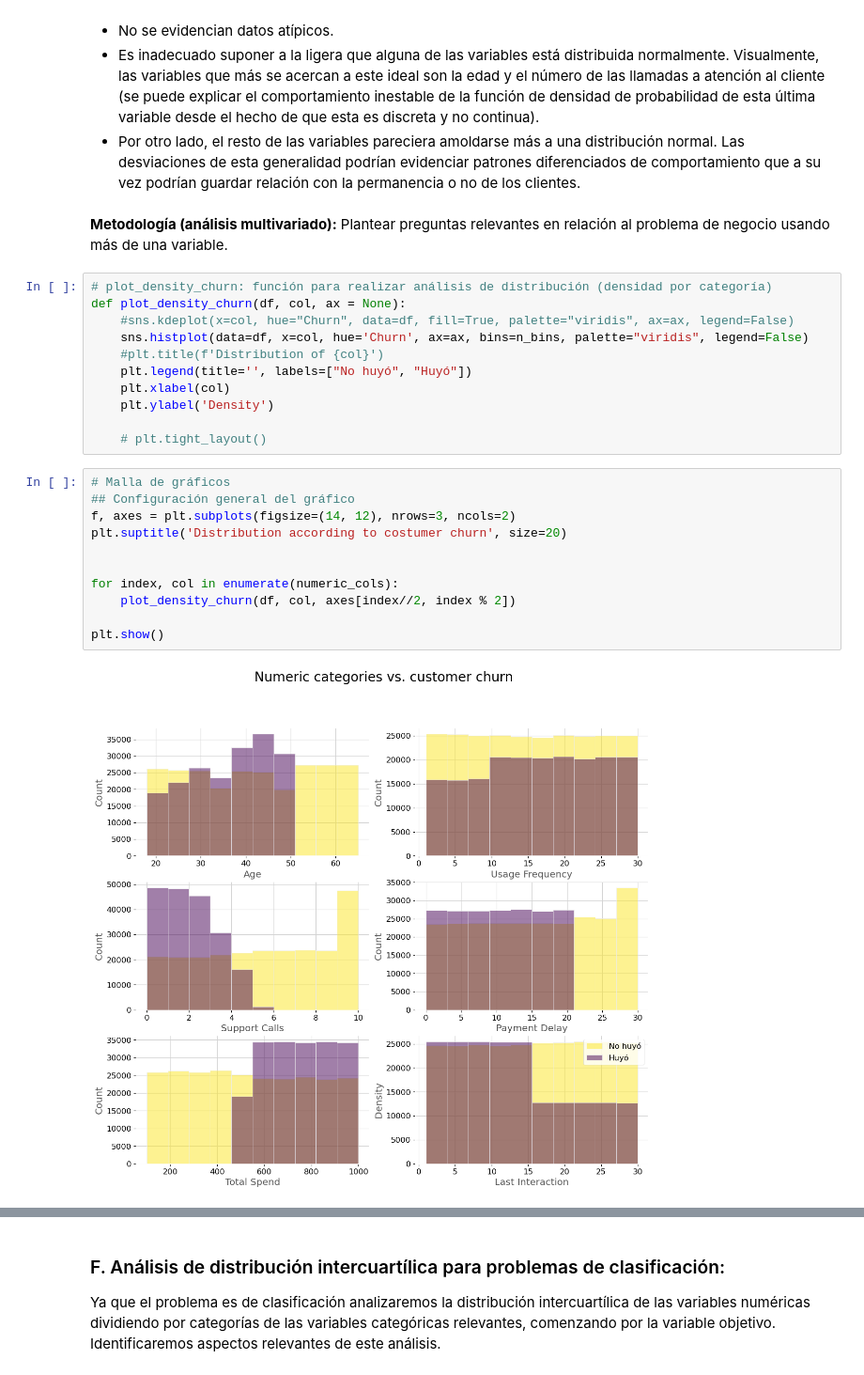
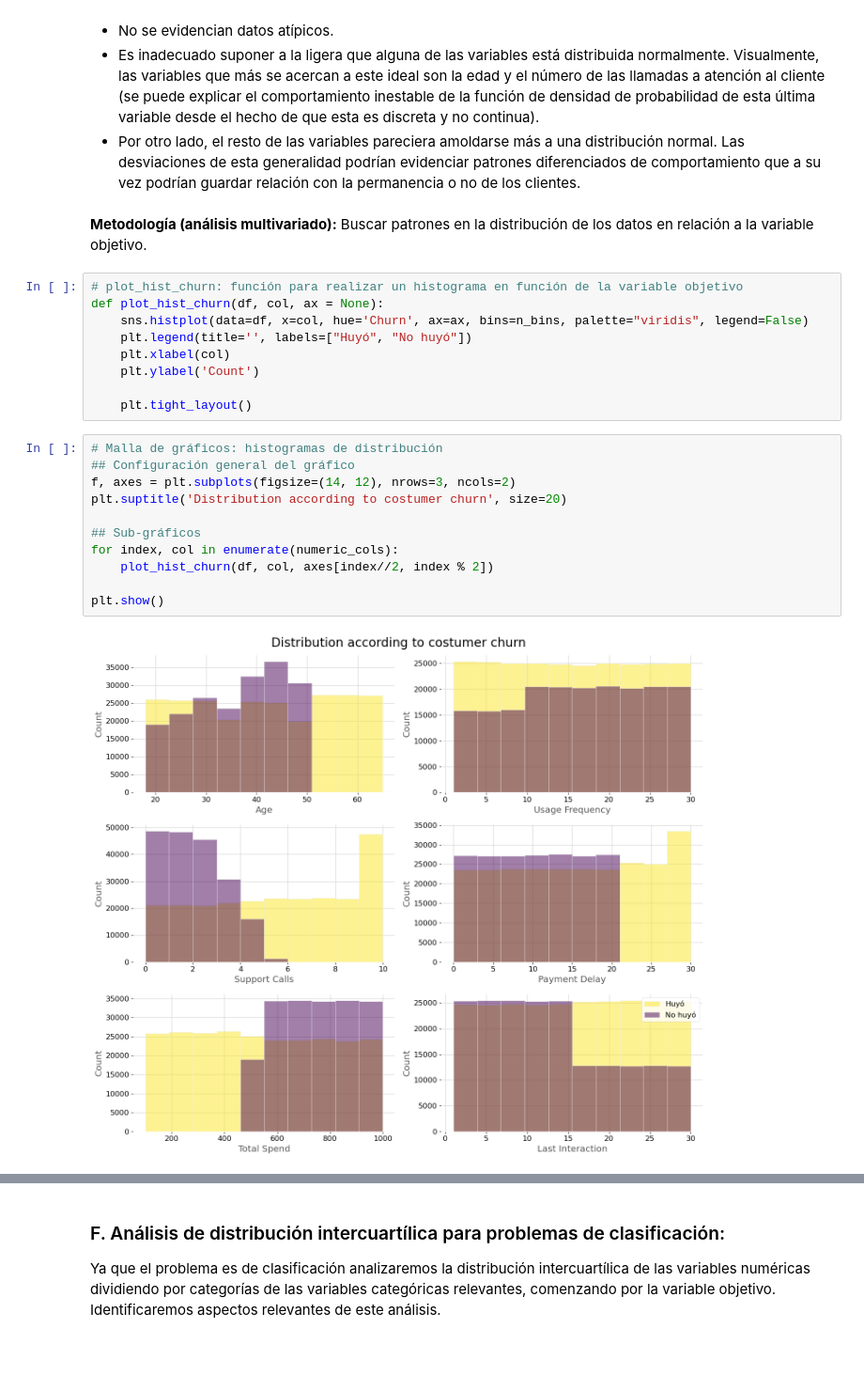
Before and after one commit to bgarzonm/ML-UIFCE, a Jupyter notebook: src/features/EDA.ipynb, the cells around one changed output, grey strips where cells are left out. Shown at 94% size. Drawn from its saved outputs; the diff is of its cells as text.

```diff
--- a/src/features/EDA.ipynb
+++ b/src/features/EDA.ipynb
@@ -222,29 +222,27 @@ describe(df, ['median', 'kurtosis', 'skew'])
 - No se evidencian datos atípicos.
 - Es inadecuado suponer a la ligera que alguna de las variables está distribuida normalmente. Visualmente, las variables que más se acercan a este ideal son la edad y el número de las llamadas a atención al cliente (se puede explicar el comportamiento inestable de la función de densidad de probabilidad de esta última variable desde el hecho de que esta es discreta y no continua).
 - Por otro lado, el resto de las variables pareciera amoldarse más a una distribución normal. Las desviaciones de esta generalidad podrían evidenciar patrones diferenciados de comportamiento que a su vez podrían guardar relación con la permanencia o no de los clientes.
-# %% [markdown]
-**Metodología (análisis multivariado):** Plantear preguntas relevantes en relación al problema de negocio usando más de una variable.
+# %% [markdown]
+**Metodología (análisis multivariado):** Buscar patrones en la distribución de los datos en relación a la variable objetivo.
 # %%
-# plot_density_churn: función para realizar análisis de distribución (densidad por categoría)
-def plot_density_churn(df, col, ax = None):
-    #sns.kdeplot(x=col, hue="Churn", data=df, fill=True, palette="viridis", ax=ax, legend=False)
+# plot_hist_churn: función para realizar un histograma en función de la variable objetivo
+def plot_hist_churn(df, col, ax = None):
     sns.histplot(data=df, x=col, hue='Churn', ax=ax, bins=n_bins, palette="viridis", legend=False)
-    #plt.title(f'Distribution of {col}')
-    plt.legend(title='', labels=["No huyó", "Huyó"])
+    plt.legend(title='', labels=["Huyó", "No huyó"])
     plt.xlabel(col)
-    plt.ylabel('Density')
+    plt.ylabel('Count')
 
-    # plt.tight_layout()
+    plt.tight_layout()
 # %%
-# Malla de gráficos
+# Malla de gráficos: histogramas de distribución
 ## Configuración general del gráfico
 f, axes = plt.subplots(figsize=(14, 12), nrows=3, ncols=2)
 plt.suptitle('Distribution according to costumer churn', size=20)
 
-
+## Sub-gráficos
 for index, col in enumerate(numeric_cols):
-    plot_density_churn(df, col, axes[index//2, index % 2])
+    plot_hist_churn(df, col, axes[index//2, index % 2])
 
 plt.show()
 # %% [output]
-[figure, old version]
+[figure, new version]
```
Also changed, not shown: parts of 1 cell of this notebook.
